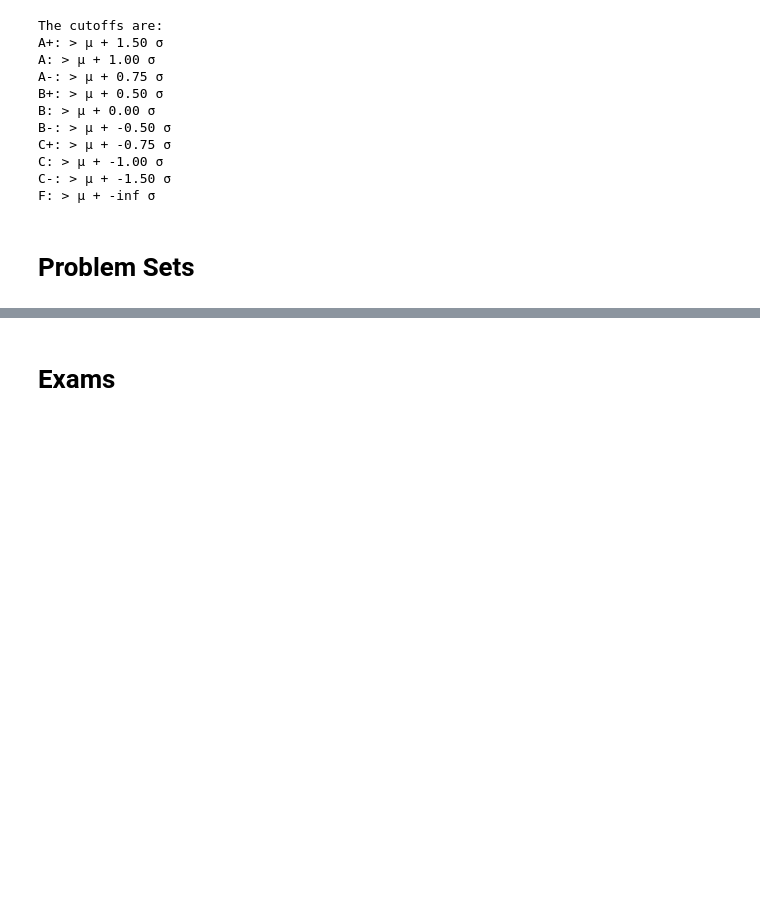
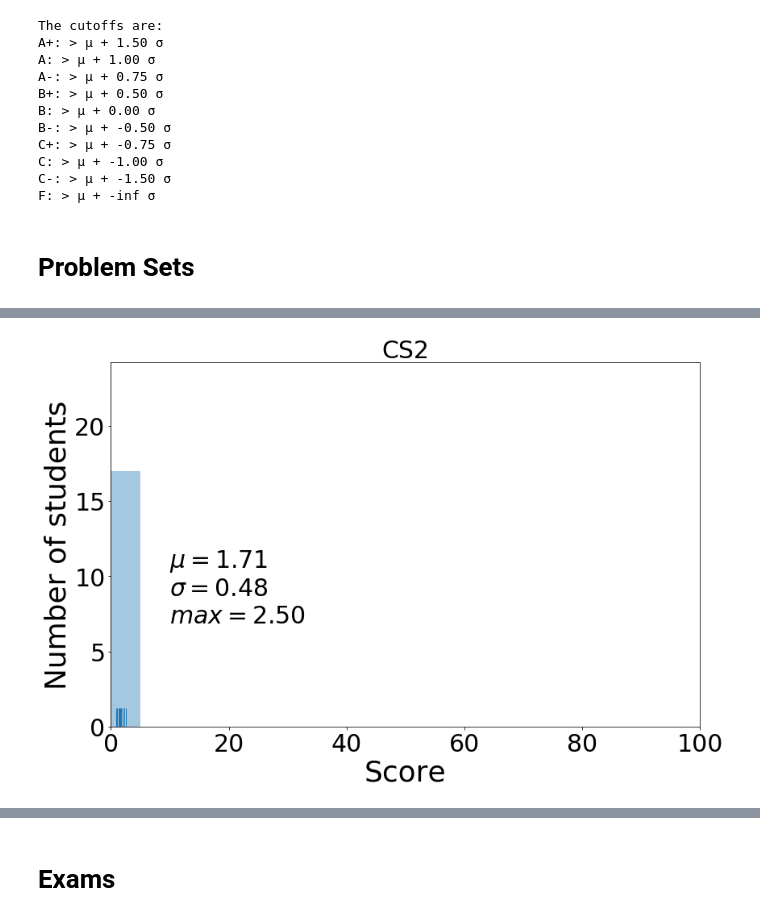
Before and after one commit to materialsvirtuallab/ceng114, a Jupyter notebook: grades/statsw2019.ipynb, the cells around one changed output, grey strips where cells are left out. Saved outputs shown, nothing was run; the diff lists cells and outputs as text; code cells hidden in the pictures; blank space fills up the shorter version.

```diff
--- a/grades/statsw2019.ipynb
+++ b/grades/statsw2019.ipynb
@@ -166,3 +168,5 @@ cutoffs = bar_plot(d, "CS1", annotate=False)
 # %%
-#cutoffs = bar_plot(d, "CS2", annotate=False)
+cutoffs = bar_plot(d, "CS2", annotate=False)
+# %% [output]
+[figure, added]
 # %%
```
Also changed, not shown: parts of 8 cells of this notebook.
